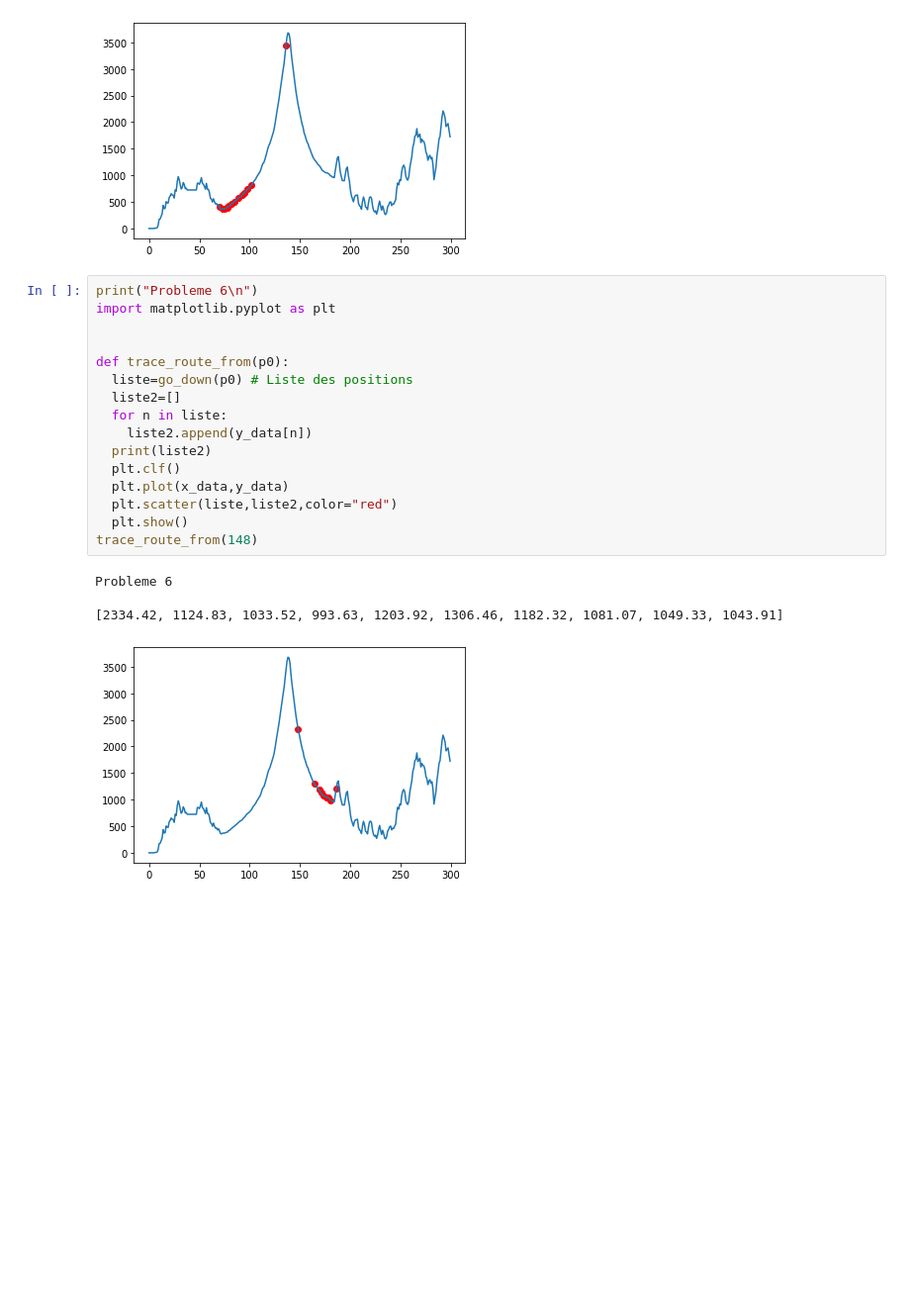
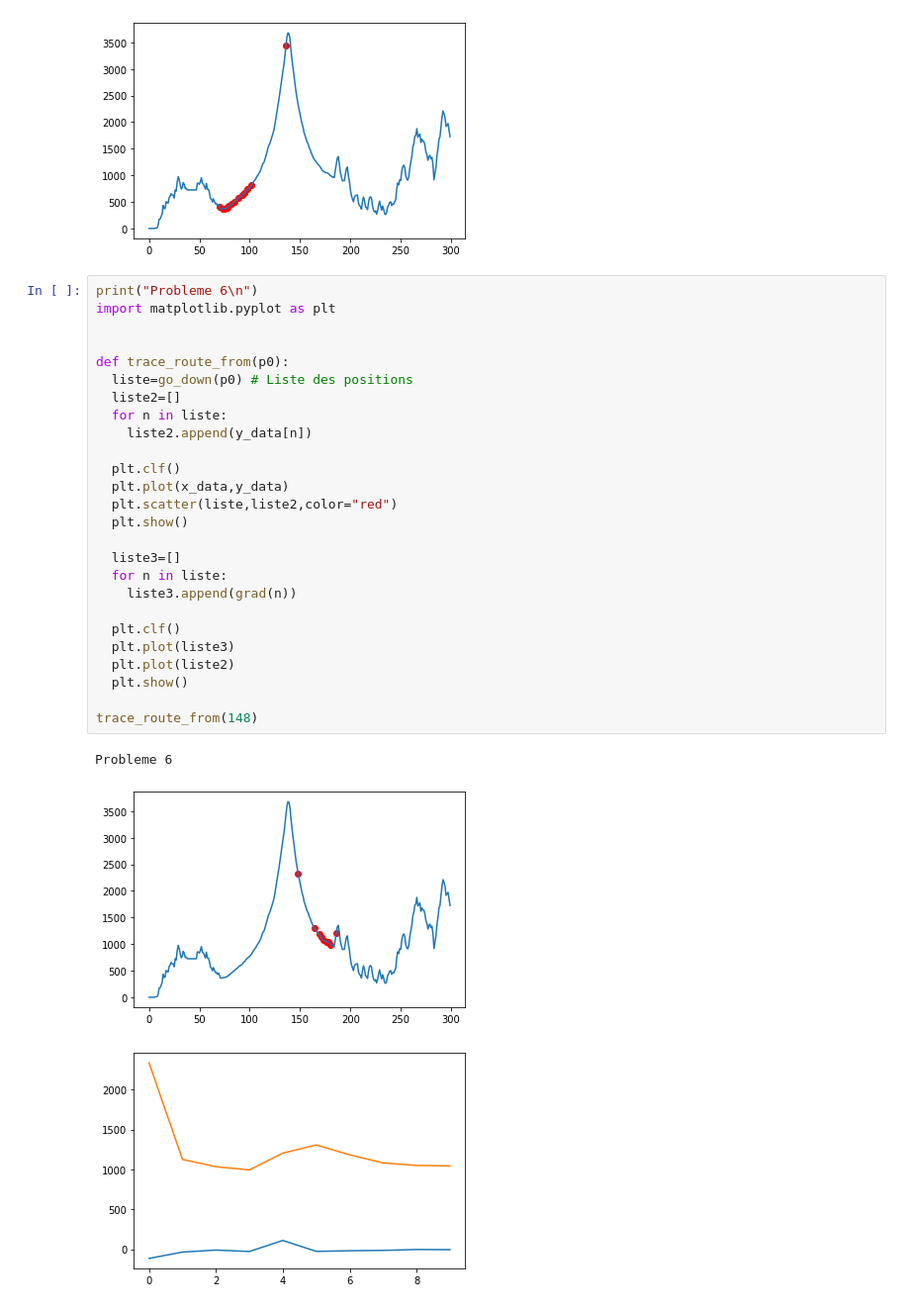
Before and after one commit to AngeMervaneJdev/ML_AI_1, a Jupyter notebook: shimoyama.ipynb, the cells around one changed output. Shown at 99% size. Saved outputs shown, nothing was run; the diff lists cells and outputs as text; blank space fills up the shorter version.

```diff
--- a/shimoyama.ipynb
+++ b/shimoyama.ipynb
@@ -110,24 +110,33 @@ Probleme 5
 # %%
 print("Probleme 6\n")
 import matplotlib.pyplot as plt
 
 
 def trace_route_from(p0):
   liste=go_down(p0) # Liste des positions
   liste2=[]
   for n in liste:
     liste2.append(y_data[n])
-  print(liste2)
+
   plt.clf()
   plt.plot(x_data,y_data)
   plt.scatter(liste,liste2,color="red")
   plt.show()
+
+  liste3=[]
+  for n in liste:
+    liste3.append(grad(n))
+
+  plt.clf()
+  plt.plot(liste3)
+  plt.plot(liste2)
+  plt.show()
+
 trace_route_from(148)
 # %% [output]
 Probleme 6
-
-[2334.42, 1124.83, 1033.52, 993.63, 1203.92, 1306.46, 1182.32, 1081.07, 1049.33, 1043.91]
 [figure]
+[figure, added]
 # %%
 print("Probleme 7\n")
 
```
Also changed, not shown: parts of 2 cells of this notebook.
